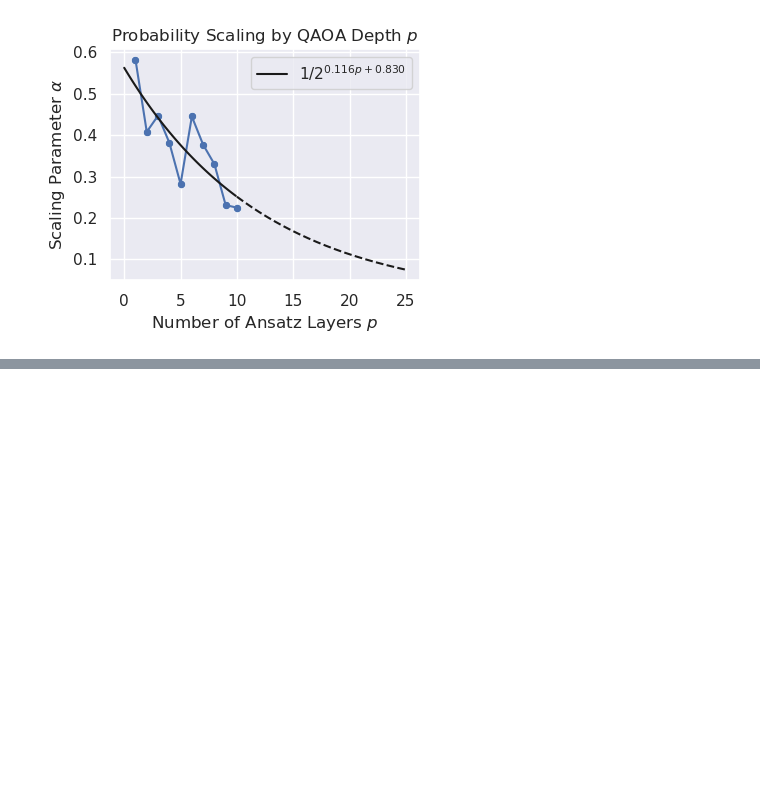
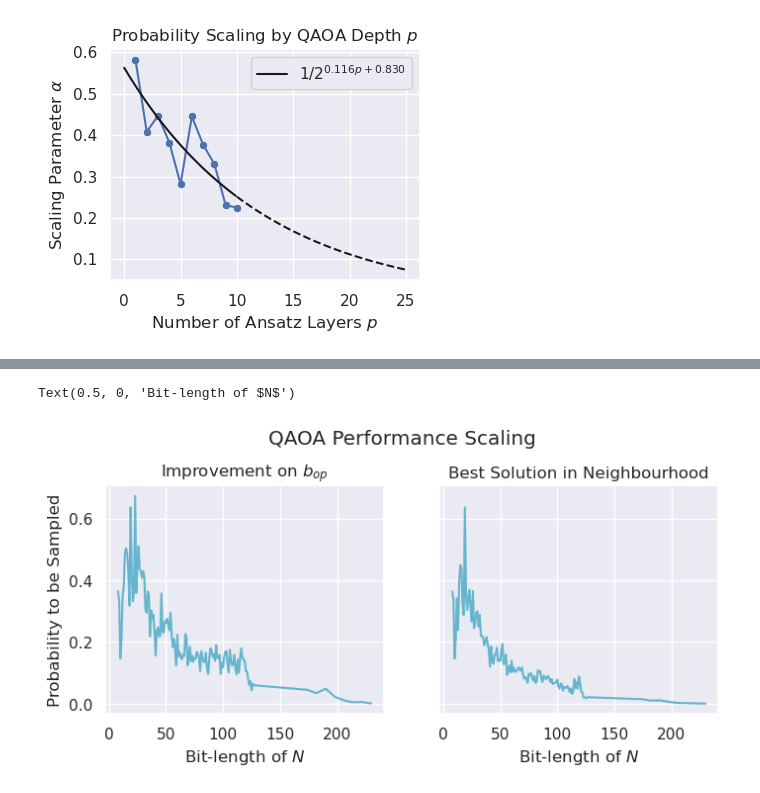
Before and after one commit to BenPrie/qaoa-for-cvp, a Jupyter notebook: QAOA Scaling Analysis.ipynb, the cells around one changed output, grey strips where cells are left out. Saved outputs shown, nothing was run; the diff lists cells and outputs as text; code cells hidden in the pictures; blank space fills up the shorter version.

Commit message:
Extended simulations

```diff
--- a/QAOA Scaling Analysis.ipynb
+++ b/QAOA Scaling Analysis.ipynb
@@ -1379,0 +1405,12 @@ plt.savefig('./figures/alpha-by-p.pdf', bbox_inches='tight')
+# %%
+# Read in the old data.
+old_data = pd.read_csv(f'./results/quantum-accelerated-cvp/qaoa-based-(p={10})-attentive-pretraining-huge.csv').drop(columns=['Unnamed: 0'])
+
+# Read in the new data.
+new_data = data = pd.read_csv(f'./results/quantum-accelerated-cvp/extended-simulations-(p=10).csv')
+
+# Merge.
+data = pd.concat([old_data, new_data])
+
+# Filter for success.
+successful_data = data[data['P(|v_new - t|^2 < |b_op - t|^2)'] > 0]
@@ -1379,0 +1433,29 @@ plt.savefig('./figures/alpha-by-p.pdf', bbox_inches='tight')
+# %%
+# Colour for plots.
+colour = sns.color_palette(palette, n_colors=10)[-1]
+# %%
+# Log-scale line plots next.
+fig, (ax1, ax2) = plt.subplots(1, 2, sharey='all', figsize=(8, 3))
+
+window=25
+
+# Probability to improve the approximation (by problem size).
+sns.lineplot(x=successful_data['Bit-length'], y=successful_data['P(|v_new - t|^2 < |b_op - t|^2)'], ci=.95, ax=ax1, color=colour)
+
+# Probability to sample the best solution in the neighbourhood (by problem size).
+sns.lineplot(x=successful_data['Bit-length'], y=successful_data['P(v_best)'], ci=.95, ax=ax2, color=colour)
+
+fig.suptitle('QAOA Performance Scaling', y=1.07)
+
+ax1.set_title('Improvement on $b_{op}$')
+ax2.set_title('Best Solution in Neighbourhood')
+
+ax1.set_ylabel('Probability to be Sampled')
+ax1.set_xlabel('Bit-length of $N$')
+ax2.set_xlabel('Bit-length of $N$')
+
+#ax1.set_yscale('log')
+#ax2.set_yscale('log')
+# %% [output]
+Text(0.5, 0, 'Bit-length of $N$')
+[figure, added]
```
Also changed, not shown: parts of 9 cells of this notebook, 3 other files.
